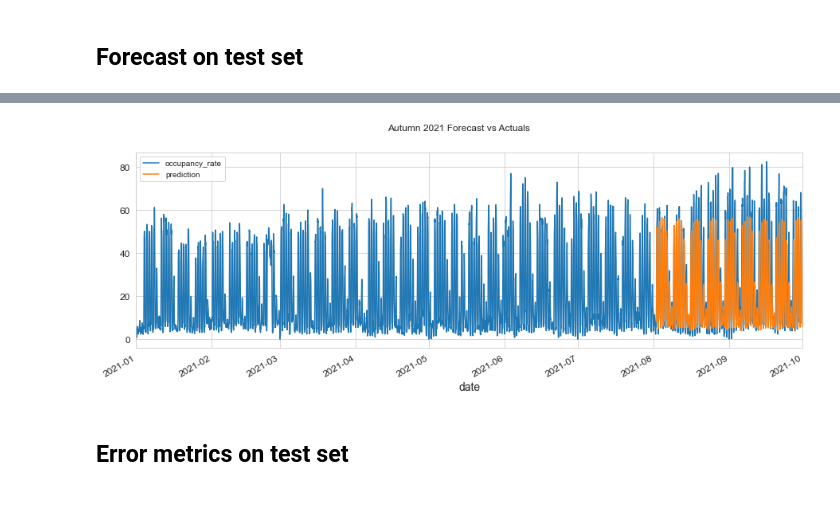
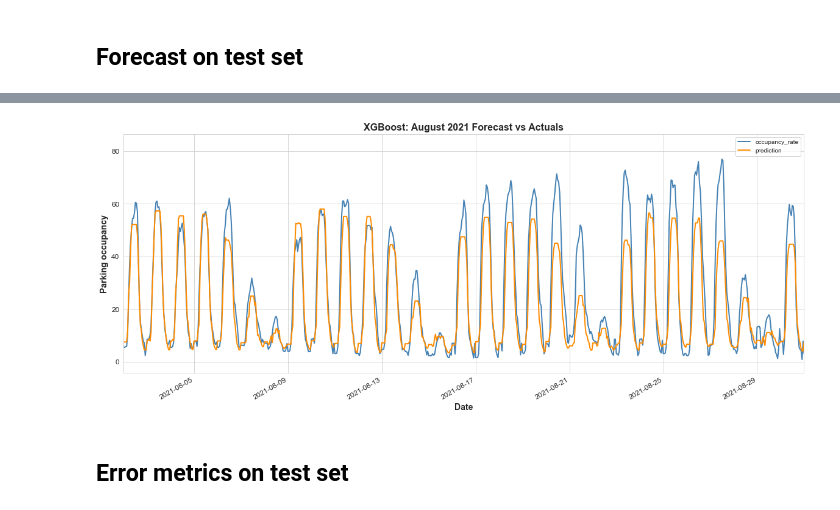
Before and after one commit to christopherkindl/start-hack-2021, a Jupyter notebook: 01_ml/time_series_model.ipynb, the cells around one changed output, grey strips where cells are left out. Saved outputs shown, nothing was run; the diff lists cells and outputs as text; code cells hidden in the pictures.

```diff
--- a/01_ml/time_series_model.ipynb
+++ b/01_ml/time_series_model.ipynb
@@ -517,7 +488,7 @@ list(df_burgdorf.columns)
 # %%
 # define function to split df accordingly
 def split(df, label=None):
-    X = df[['date_only',
+    X = df[[ #'date_only',
              'hour',
              'day_of_week',
              'quarter',
@@ -525,6 +496,8 @@ def split(df, label=None):
              'day_of_year',
              'day_of_month',
              'week_of_year',
+             'temperature',
+             'weather',
              'holiday']]
     if label:
         y = df[label]
@@ -552,18 +525,17 @@ See the caveats in the documentation: https://pandas.pydata.org/pandas-docs/stab
 # %%
 #split numerical and categorical columns
 data_num = X_train.select_dtypes(include=[np.number])
-# data_cat = X_train.select_dtypes(include=[np.object])
+data_cat = X_train.select_dtypes(include=[np.object])
 
 #create data pipeline
 num_pipeline = Pipeline([('std_scaler', StandardScaler())])
 
 num_attribs = list(data_num)
-# cat_attribs = list(data_cat)
+cat_attribs = list(data_cat)
 
 full_pipeline = ColumnTransformer([
         ('num', num_pipeline, num_attribs),
-      #  ('cat', OneHotEncoder(), cat_attribs),
-    ])
+        ('cat', OneHotEncoder(), cat_attribs)])
 
 X_train = full_pipeline.fit_transform(X_train)
 X_test = full_pipeline.transform(X_test)
@@ -590,9 +546,8 @@ X_test = full_pipeline.transform(X_test)
 # %%
 # initialize XGB model
- # move import to the top of the notebook
-
 reg = xgb.XGBRegressor(n_estimators=1000)
-reg.fit(X_train, y_train, eval_set=[(X_train, y_train), (X_test, y_test)], early_stopping_rounds=50,
+reg.fit(X_train, y_train, eval_set=[(X_train, y_train), (X_test, y_test)],
+       early_stopping_rounds=50,
        verbose=False) # set false to not see training progress
 # %% [output]
 XGBRegressor(base_score=0.5, booster='gbtree', colsample_bylevel=1,
@@ -620,14 +578,29 @@ Index(['t-3', 't-2', 't-1', 'date', 'occupancy_rate', 'date_only', 'hour',
 # %%
 # Plot the forecast with the actuals
-f, ax = plt.subplots(1)
-f.set_figheight(5)
-f.set_figwidth(15)
-_ = df_all[['occupancy_rate','prediction']].plot(ax=ax, style=['-','-'])
+# f, ax = plt.subplots(1)
+# f.set_figheight(5)
+# f.set_figwidth(15)
 
-ax.set_xbound(lower='2021-01-01', upper='2021-10-01')
-plot = plt.suptitle('Autumn 2021 Forecast vs Actuals')
+fig = plt.figure(figsize=(20,8));
+ax = fig.add_subplot(111);
+_ = df_all[['occupancy_rate','prediction']].plot(ax=ax, style=['-','-'], linewidth=2, color=['steelblue', 'darkorange'])
+
+ax.set_xbound(lower='2021-08-02', upper='2021-08-31')
+# plot = plt.suptitle('Autumn 2021 Forecast vs Actuals')
+plt.title('XGBoost: August 2021 Forecast vs Actuals',
+           fontsize = 16, weight = 'bold');
+plt.xlabel('Date', fontsize = 14, weight = 'bold');
+plt.ylabel('Parking occupancy', fontsize = 14, weight = 'bold');
+
+
+# save fig
+path = '/.'
+os.chdir(path)
+file = 'burgdorf_xgboost.png'
+plt.savefig('/Users/christopherkindl/working/start-hack-2021/05_visualisations_of_eda/' + file,
+           facecolor=fig.get_facecolor(), edgecolor='none');
 # %% [output]
-[figure, old version]
+[figure, new version]
 # %% [markdown]
 ## Error metrics on test set
 # %% [markdown]
```
Also changed, not shown: parts of 19 cells of this notebook, 3 other files.
